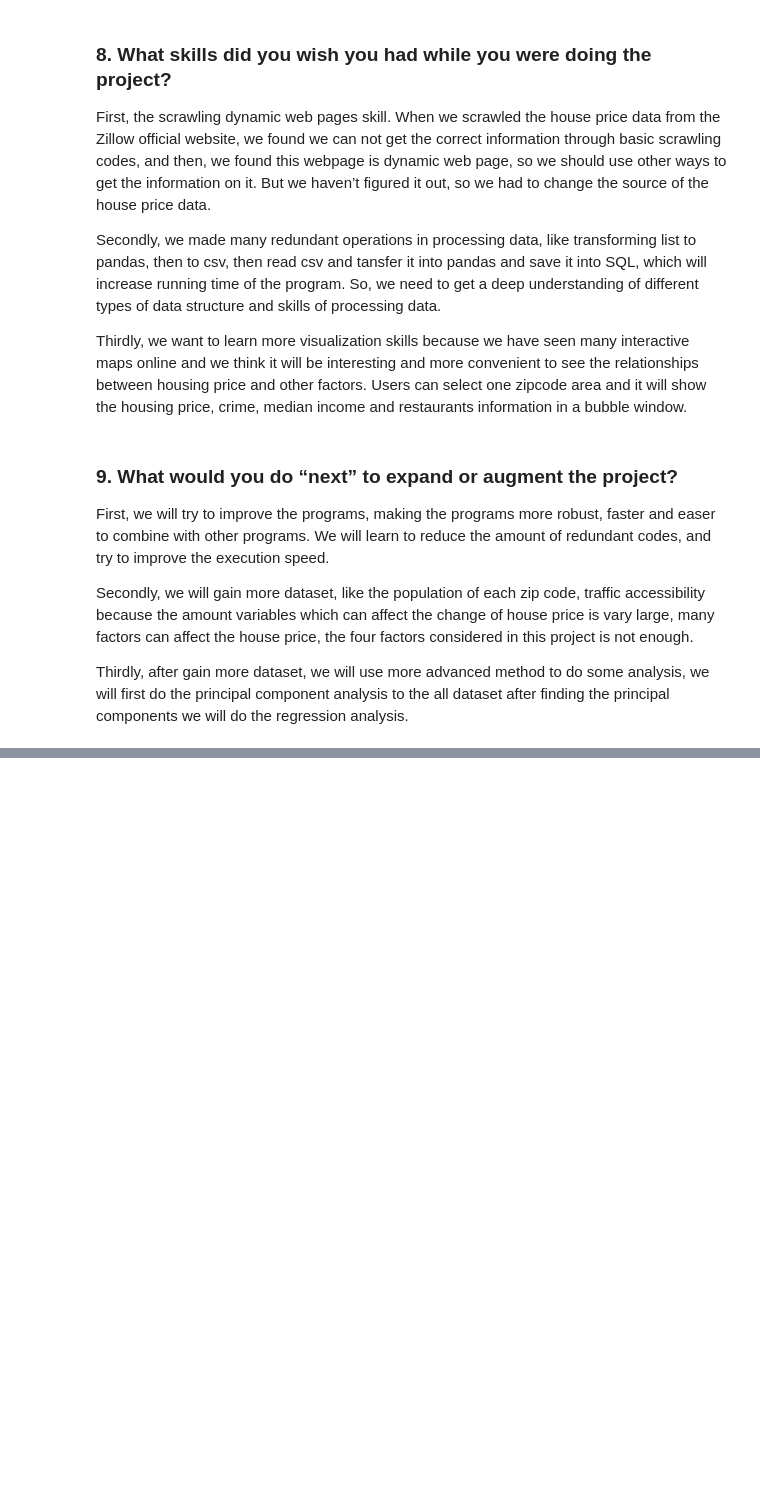
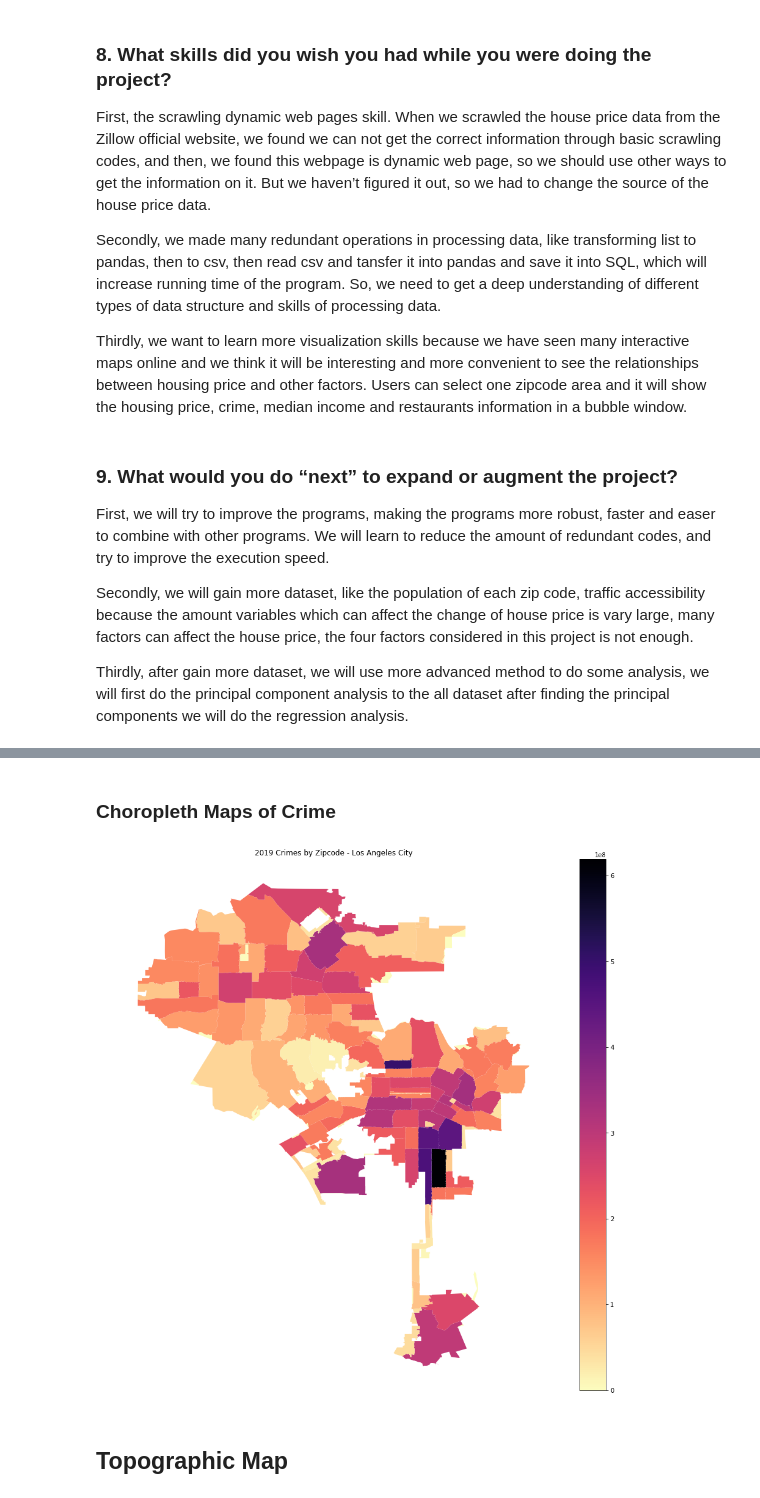
Before and after one commit to InvictusYing/INF-510-Final_Project, a Jupyter notebook: Zhongying_Wang.ipynb, the cells around one changed output, grey strips where cells are left out. Cells and saved outputs as stored; diff of their text form; code cells hidden in the pictures; blank space fills up the shorter version.

```diff
--- a/Zhongying_Wang.ipynb
+++ b/Zhongying_Wang.ipynb
@@ -91,0 +157,17 @@ Thirdly, after gain more dataset, we will use more advanced method to do some an
+# %% [markdown]
+### Choropleth Maps of Crime
+# %%
+crime_zone_2019 = gpd.sjoin(la,crime_LAC,how='left',op='intersects')
+crime_zone_2019 = crime_zone_2019.rename(columns={'index_right':'crimes'})
+crime_zone_2019 = crime_zone_2019.groupby('ZIP', as_index=False).agg({
+  'crimes': 'sum',
+  'geometry': 'first',
+  })
+crime_zone_2019 = gpd.GeoDataFrame(crime_zone_2019, crs='4326')
+ax = crime_zone_2019.plot(figsize=(18,16),column='crimes',cmap='magma_r',k=5,legend=True)
+plt.title('2019 Crimes by Zipcode - Los Angeles City');
+ax.set_axis_off()
+# %% [output]
+[figure, added]
+# %% [markdown]
+## Topographic Map
```
Also changed, not shown: parts of 17 cells of this notebook.
